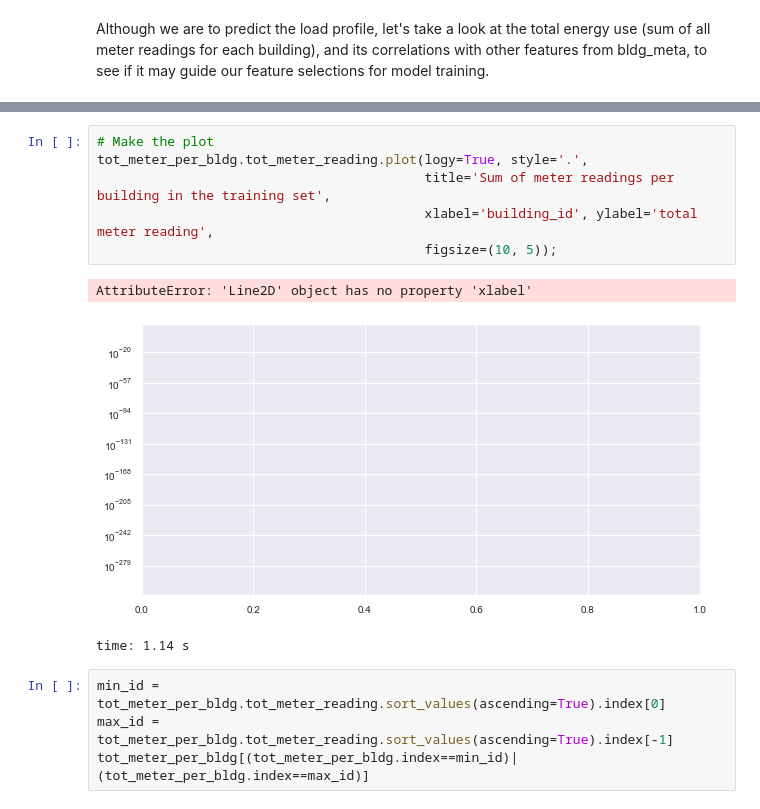
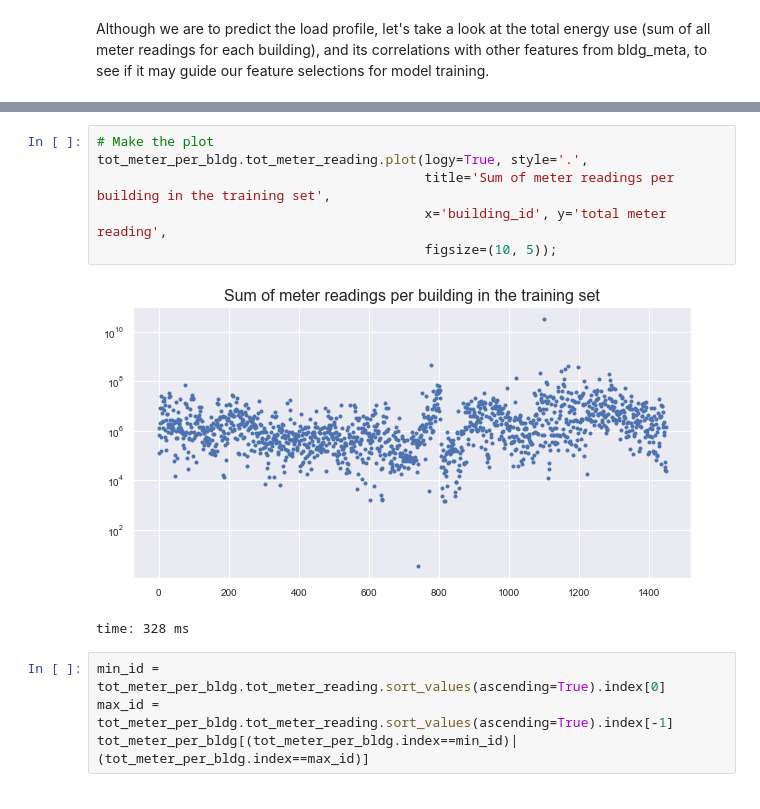
Before and after one commit to georgehua/energy-consumption-prediction, a Jupyter notebook: EDA.ipynb, the cells around one changed output, grey strips where cells are left out. Saved outputs shown, nothing was run; the diff lists cells and outputs as text.

```diff
--- a/EDA.ipynb
+++ b/EDA.ipynb
@@ -195,13 +212,12 @@ time: 1.14 s
 # %%
 # Make the plot
 tot_meter_per_bldg.tot_meter_reading.plot(logy=True, style='.',
                                           title='Sum of meter readings per building in the training set',
-                                          xlabel='building_id', ylabel='total meter reading',
+                                          x='building_id', y='total meter reading',
                                           figsize=(10, 5));
 # %% [output]
+[figure, new version]
-AttributeError: 'Line2D' object has no property 'xlabel'
+time: 328 ms
-[figure, old version]
-time: 1.14 s
 # %%
 min_id = tot_meter_per_bldg.tot_meter_reading.sort_values(ascending=True).index[0]
 max_id = tot_meter_per_bldg.tot_meter_reading.sort_values(ascending=True).index[-1]
```
Also changed, not shown: parts of 17 cells of this notebook, 25 other files.
